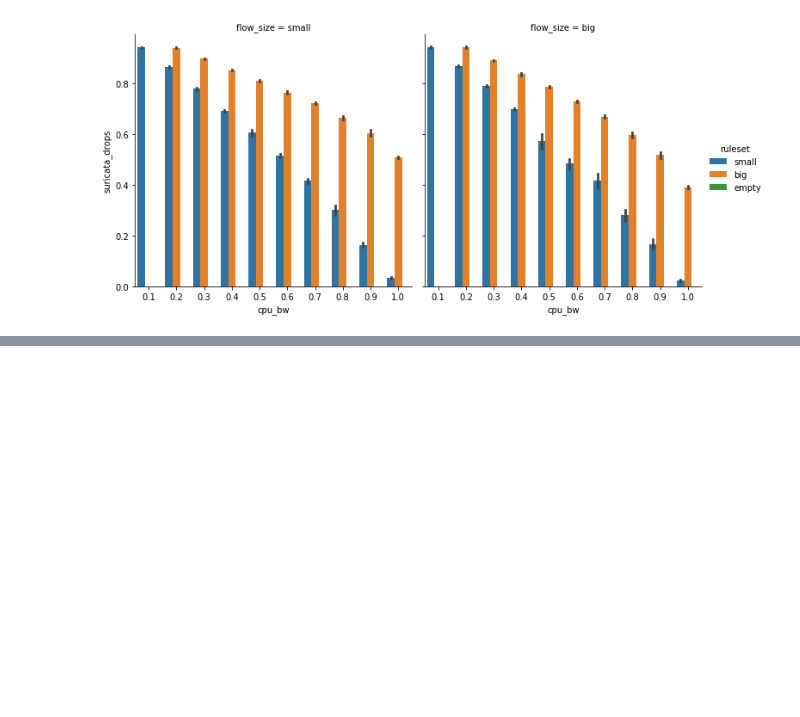
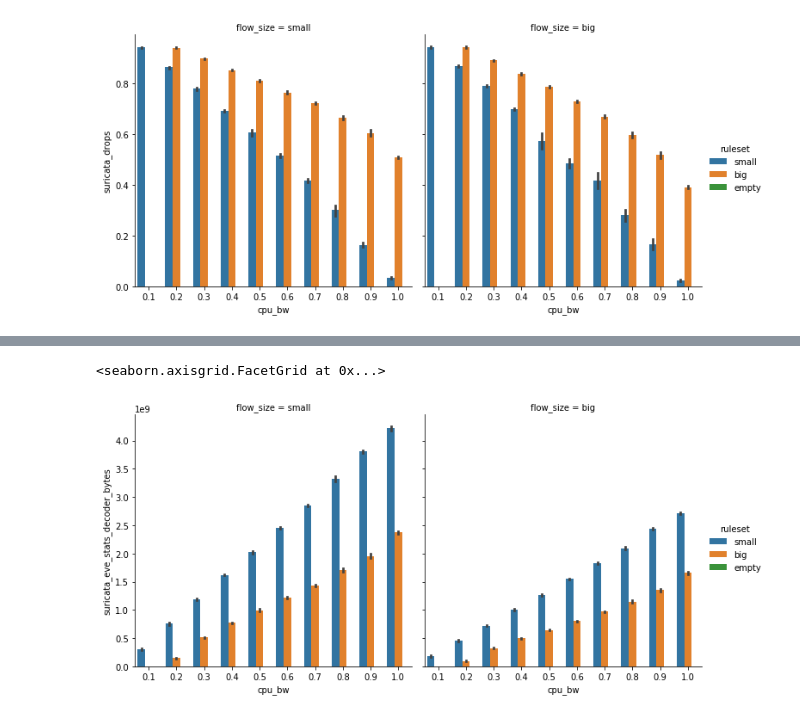
Before and after one commit to raphaelvrosa/vnf-bench-model, a Jupyter notebook: experiments/upb-vnf-bench-02/results/analysis.ipynb, the cells around one changed output, grey strips where cells are left out. Cells and saved outputs as stored; diff of their text form; code cells hidden in the pictures; blank space fills up the shorter version.

```diff
--- a/experiments/upb-vnf-bench-02/results/analysis.ipynb
+++ b/experiments/upb-vnf-bench-02/results/analysis.ipynb
@@ -141,0 +154,5 @@ sns.catplot(data=df, x="cpu_bw", y="suricata_drops", hue="ruleset", col="flow_si
+# %%
+sns.catplot(data=df, x="cpu_bw", y="suricata_eve_stats_decoder_bytes", hue="ruleset", col="flow_size", kind="bar")
+# %% [output]
+<seaborn.axisgrid.FacetGrid at 0x...>
+[figure, added]
```
Also changed, not shown: parts of 7 cells of this notebook.
